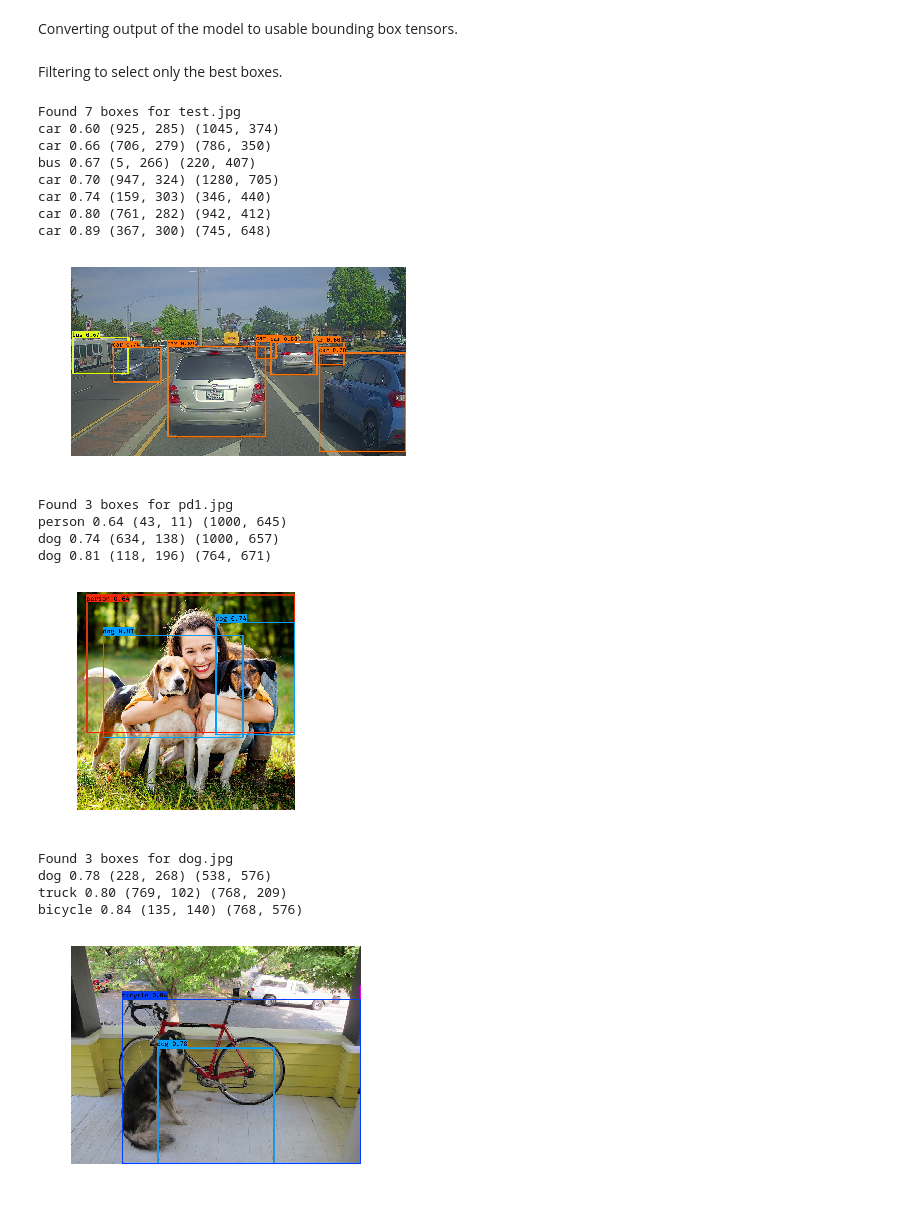
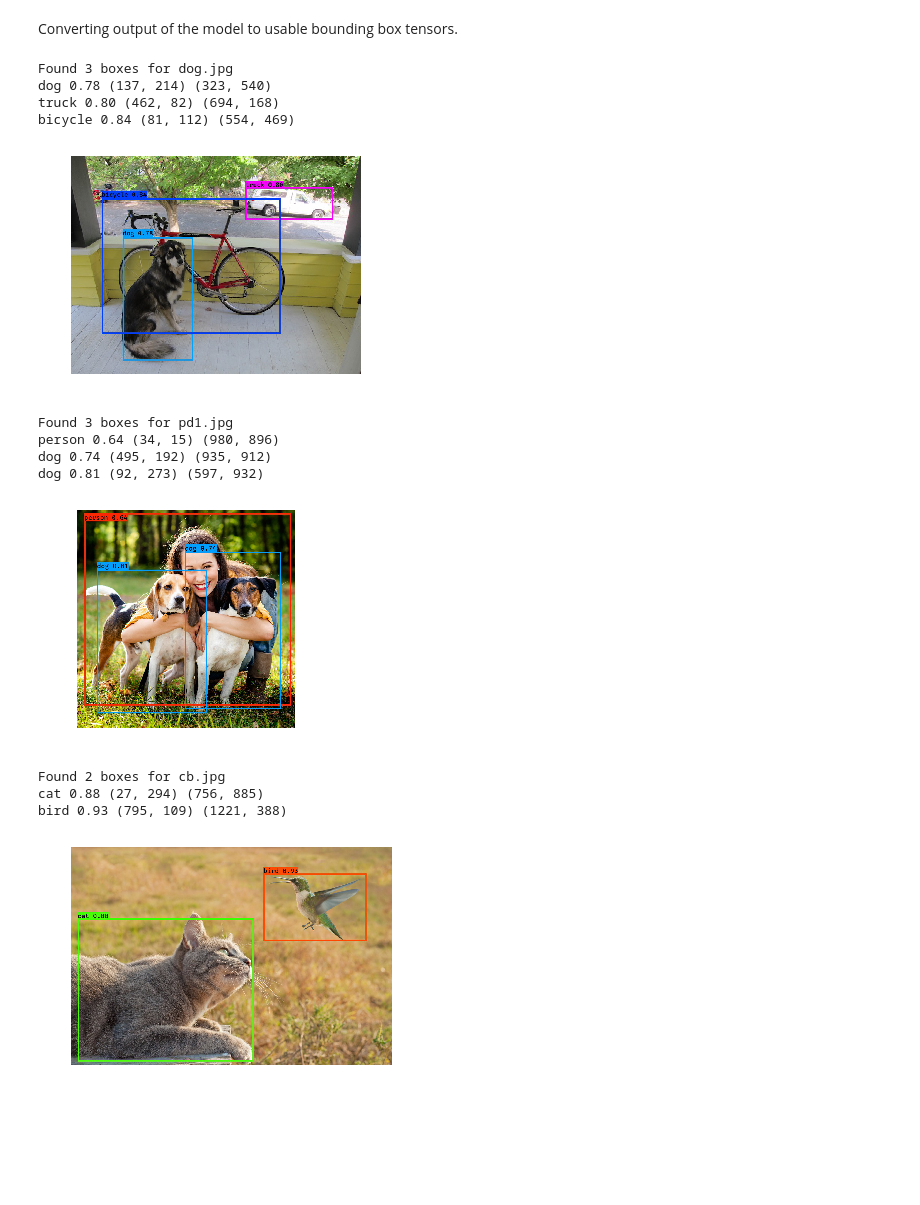
Before and after one commit to manankshastri/Object-Detection, a Jupyter notebook: ObjectDetection-YoloV2.ipynb, the cells around one changed output. Drawn from its saved outputs; the diff is of its cells as text; code cells hidden in the pictures; blank space fills up the shorter version.

Commit message:
fixed image size

```diff
--- a/ObjectDetection-YoloV2.ipynb
+++ b/ObjectDetection-YoloV2.ipynb
@@ -92,7 +93,7 @@ def yolo_non_max_suppression(scores, boxes, classes, max_boxes = 10, iou_thresho
 # %% [markdown]
 Filtering through score threshold and NMS.
 # %%
-def yolo_eval(yolo_outputs, image_shape = (720., 1280.), max_boxes=10, score_threshold=.6, iou_threshold=.5):
+def yolo_eval(yolo_outputs, image_shape, max_boxes=10, score_threshold=.6, iou_threshold=.5):
     """
     Converts the output of YOLO encoding (a lot of boxes) to your predicted boxes along with their scores, box coordinates
     and classes.
@@ -137,7 +138,6 @@ sess = K.get_session()
 # %%
 class_names = read_classes("model_data/coco_classes.txt")
 anchors = read_anchors("model_data/yolo_anchors.txt")
-image_shape = (720., 1280.)
 # %% [markdown]
 Loading a pretrained model.
 # %%
@@ -166,5 +166,3 @@ ________________________________________________________________________________
 Converting output of the model to usable bounding box tensors.
 # %%
 yolo_outputs = yolo_head(yolo_model.output, anchors, len(class_names))
-# %% [markdown]
-Filtering to select only the best boxes.
@@ -186,6 +182,14 @@ def predict(sess, image_file):
 
     Note: "None" actually represents the number of predicted boxes, it varies between 0 and max_boxes.
     """
+    # getting test image size
+    input_image = Image.open("images/" + image_file)
+    width, height = input_image.size
+    width = np.array(width, dtype=float)
+    height = np.array(height, dtype=float)
+    image_shape = (height, width)
+
+    scores, boxes, classes = yolo_eval(yolo_outputs, image_shape)
 
     # preprocessing the image
     image, image_data = preprocess_image("images/" + image_file, model_image_size = (608, 608))
@@ -208,30 +212,25 @@ def predict(sess, image_file):
 
     return out_scores, out_boxes, out_classes
 # %%
-out_scores, out_boxes, out_classes = predict(sess, "test.jpg")
+out_scores, out_boxes, out_classes = predict(sess, "dog.jpg")
 # %% [output]
-Found 7 boxes for test.jpg
-car 0.60 (925, 285) (1045, 374)
-car 0.66 (706, 279) (786, 350)
-bus 0.67 (5, 266) (220, 407)
-car 0.70 (947, 324) (1280, 705)
-car 0.74 (159, 303) (346, 440)
-car 0.80 (761, 282) (942, 412)
-car 0.89 (367, 300) (745, 648)
+Found 3 boxes for dog.jpg
+dog 0.78 (137, 214) (323, 540)
+truck 0.80 (462, 82) (694, 168)
+bicycle 0.84 (81, 112) (554, 469)
-[figure, old version]
+[figure, new version]
 # %%
 out_scores, out_boxes, out_classes = predict(sess, "pd1.jpg")
 # %% [output]
 Found 3 boxes for pd1.jpg
-person 0.64 (43, 11) (1000, 645)
-dog 0.74 (634, 138) (1000, 657)
-dog 0.81 (118, 196) (764, 671)
+person 0.64 (34, 15) (980, 896)
+dog 0.74 (495, 192) (935, 912)
+dog 0.81 (92, 273) (597, 932)
-[figure, old version]
+[figure, new version]
 # %%
-out_scores, out_boxes, out_classes = predict(sess, "dog.jpg")
+out_scores, out_boxes, out_classes = predict(sess, "cb.jpg")
 # %% [output]
-Found 3 boxes for dog.jpg
-dog 0.78 (228, 268) (538, 576)
-truck 0.80 (769, 102) (768, 209)
-bicycle 0.84 (135, 140) (768, 576)
+Found 2 boxes for cb.jpg
+cat 0.88 (27, 294) (756, 885)
+bird 0.93 (795, 109) (1221, 388)
-[figure, old version]
+[figure, new version]
```
Also changed, not shown: parts of 8 cells of this notebook, 16 other files.
